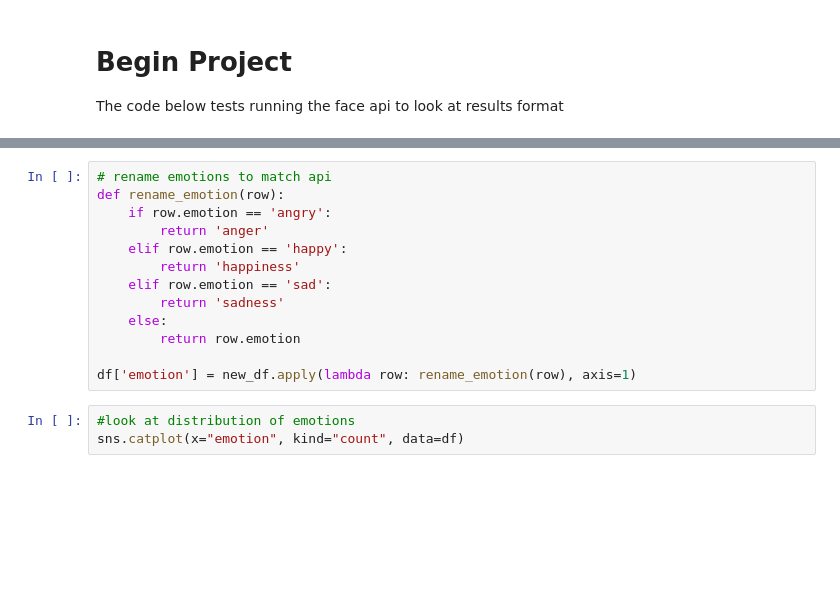
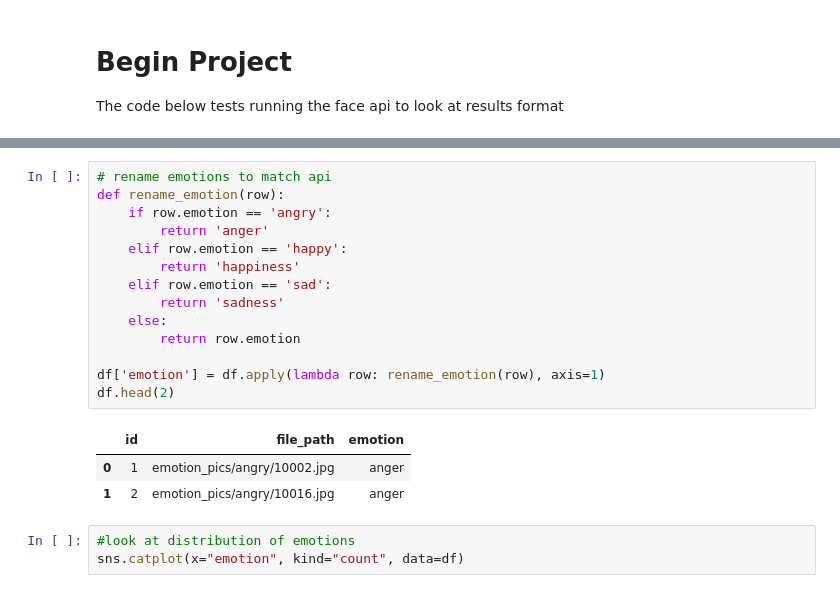
Before and after one commit to nagemnat/cs_face, a Jupyter notebook: emotions.ipynb, the cells around one changed output, grey strips where cells are left out. Cells and saved outputs as stored; diff of their text form; blank space fills up the shorter version.

```diff
--- a/emotions.ipynb
+++ b/emotions.ipynb
@@ -234,16 +234,21 @@ df.head()
 # %%
 # rename emotions to match api
 def rename_emotion(row):
     if row.emotion == 'angry':
         return 'anger'
     elif row.emotion == 'happy':
         return 'happiness'
     elif row.emotion == 'sad':
         return 'sadness'
     else:
         return row.emotion
 
-df['emotion'] = new_df.apply(lambda row: rename_emotion(row), axis=1)
+df['emotion'] = df.apply(lambda row: rename_emotion(row), axis=1)
+df.head(2)
+# %% [output]
+|  | id | file_path | emotion |
+| 0 | 1 | emotion_pics/angry/10002.jpg | anger |
+| 1 | 2 | emotion_pics/angry/10016.jpg | anger |
 # %%
 #look at distribution of emotions
 sns.catplot(x="emotion", kind="count", data=df)
```
Also changed, not shown: parts of 12 cells of this notebook, 37 other files.
